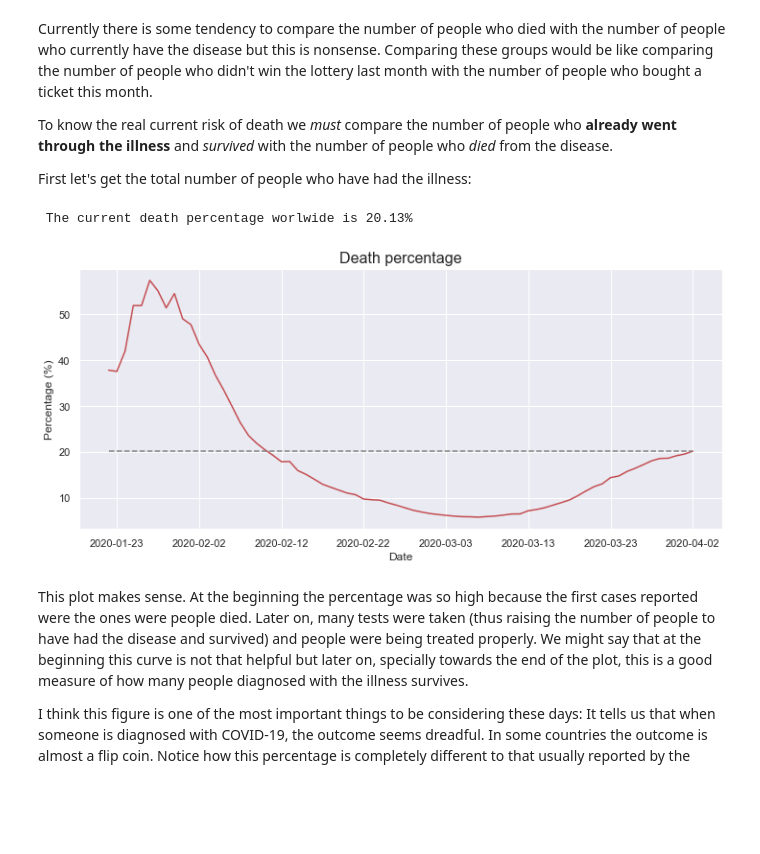
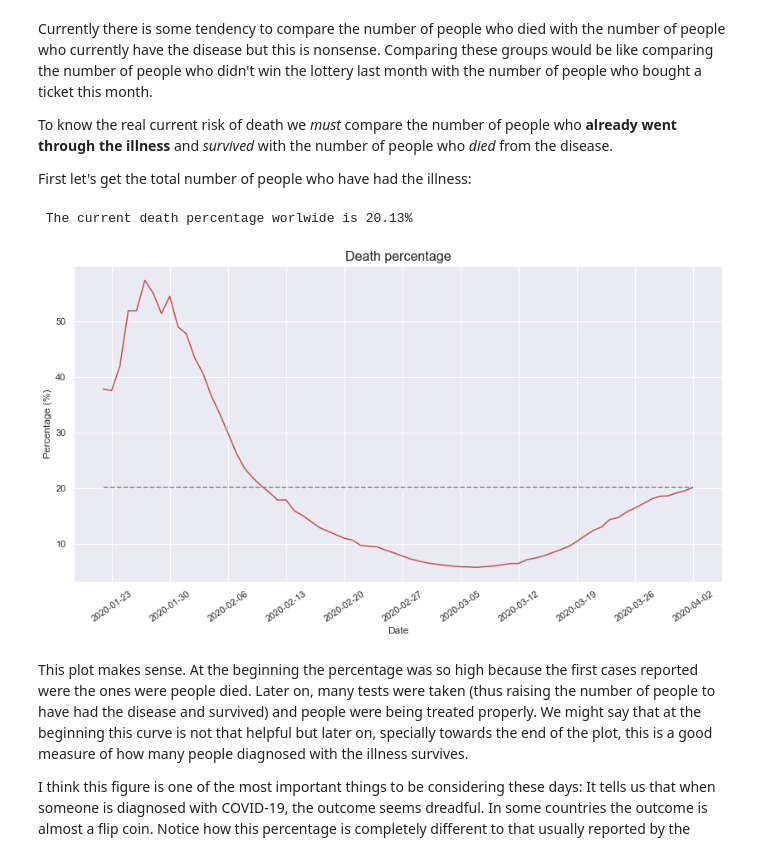
Before and after one commit to cuspime/Projects, a Jupyter notebook: COVID-19.ipynb, the cells around one changed output. Cells and saved outputs as stored; diff of their text form; code cells hidden in the pictures; blank space fills up the shorter version.

```diff
--- a/COVID-19.ipynb
+++ b/COVID-19.ipynb
@@ -119,30 +119,29 @@ First let's get the total number of people who have had the illness:
 # %%
 if  dates_death[-1]  > dates_recov[-1]:
     dates = dates_recov
 else:
     dates = dates_death
 
 done = deaths.sum()[3:(len(dates)+3)] + recov.sum()[3:(len(dates)+3)]
 # sns.lineplot(x=dates, y=done.astype(float));
 
-fig = plt.figure(figsize=(12,5))
+fig = plt.figure(figsize=(14,7))
 death_percentages = 100 *(deaths.sum()[3:(len(dates)+3)].astype(float)/done.astype(float) )
 
 print('\n\n The current death percentage worlwide is {:.2f}% '.format(death_percentages[-1]) )
 
 sns.lineplot(x=dates, y=death_percentages[:len(dates)] , color='r')
 plt.plot([dates[0], dates[-1] ],[death_percentages[-1], death_percentages[-1] ],  color='grey', linestyle='--')
 
 plt.xlabel('Date')
 plt.ylabel('Percentage (%)')
 plt.title('Death percentage', size=16)
 #Show some ticks
-x_ticks = df.columns[:3:-10].tolist()
-x_ticks
-plt.xticks(x_ticks);
+x_ticks = df.columns[:3:-7].tolist()
+plt.xticks(x_ticks, rotation=35);
 # %% [output]
  The current death percentage worlwide is 20.13%
-[figure, old version]
+[figure, new version]
 # %% [markdown]
 This plot makes sense. At the beginning the percentage was so high because the first cases reported were the ones were people died. Later on, many tests were taken (thus raising the number of people to have had the disease and survived) and people were being treated properly. We might say that at the beginning this curve is not that helpful but later on, specially towards the end of the plot, this is a good measure of how many people diagnosed with the illness survives.
 
```
Also changed, not shown: parts of 15 cells of this notebook.
